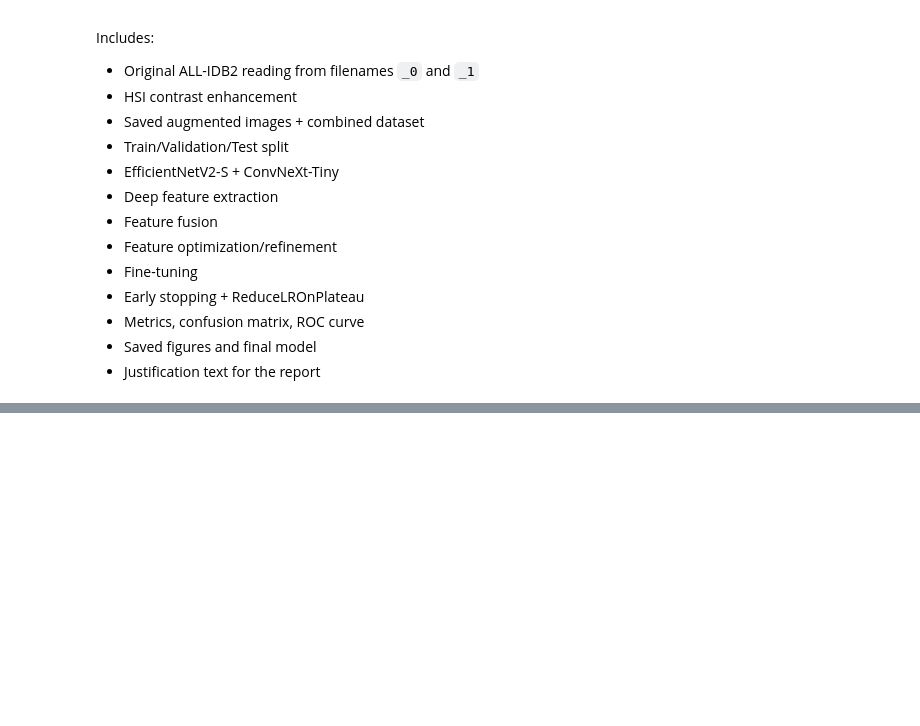
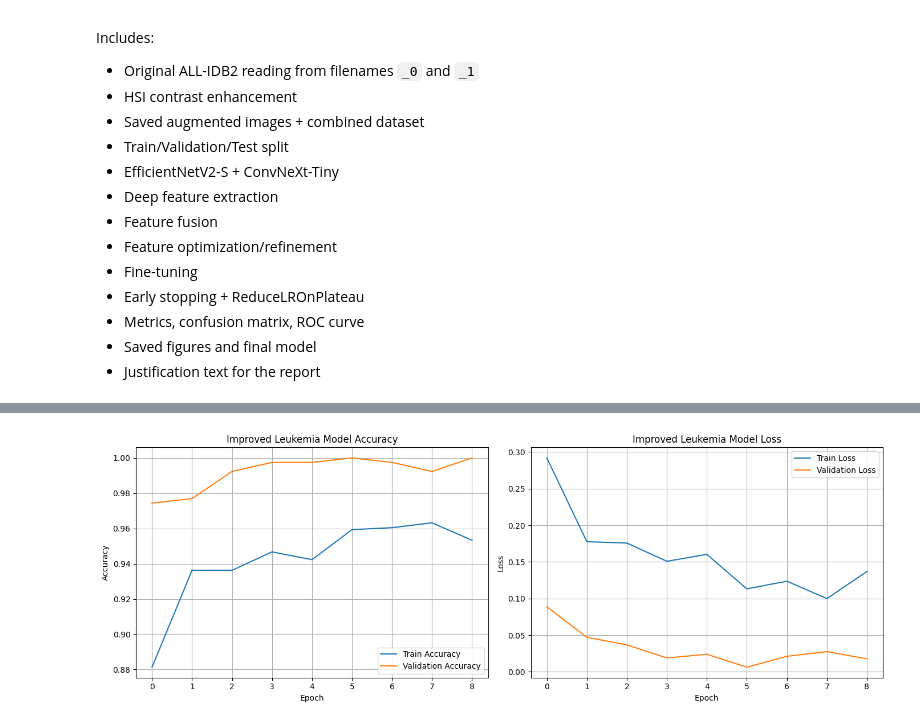
Before and after one commit to Kadi-ALawimer/GP_project, a Jupyter notebook: notebooks/ALL_IDB2_FULL_PROJECT_WITH_AUGMENTATION_AND_JUSTIFICATION.ipynb, the cells around one changed output, grey strips where cells are left out. Drawn from its saved outputs; the diff is of its cells as text; code cells hidden in the pictures; blank space fills up the shorter version.

```diff
--- a/notebooks/ALL_IDB2_FULL_PROJECT_WITH_AUGMENTATION_AND_JUSTIFICATION.ipynb
+++ b/notebooks/ALL_IDB2_FULL_PROJECT_WITH_AUGMENTATION_AND_JUSTIFICATION.ipynb
@@ -946,0 +1061,52 @@ print("Justification text saved successfully.")
+# %%
+# ==========================================
+# COMBINED TRAINING CURVES FIGURE
+# ==========================================
+
+import matplotlib.pyplot as plt
+
+fig, axes = plt.subplots(1, 2, figsize=(14,5))
+
+# ==========================================
+# ACCURACY CURVE
+# ==========================================
+
+axes[0].plot(history_initial['train_acc'], label='Train Accuracy')
+axes[0].plot(history_initial['val_acc'], label='Validation Accuracy')
+
+axes[0].set_title('Improved Leukemia Model Accuracy')
+axes[0].set_xlabel('Epoch')
+axes[0].set_ylabel('Accuracy')
+
+axes[0].legend()
+axes[0].grid(True)
+
+# ==========================================
+# LOSS CURVE
+# ==========================================
+
+axes[1].plot(history_initial['train_loss'], label='Train Loss')
+axes[1].plot(history_initial['val_loss'], label='Validation Loss')
+
+axes[1].set_title('Improved Leukemia Model Loss')
+axes[1].set_xlabel('Epoch')
+axes[1].set_ylabel('Loss')
+
+axes[1].legend()
+axes[1].grid(True)
+
+# ==========================================
+# SAVE + SHOW
+# ==========================================
+
+plt.tight_layout()
+
+plt.savefig(
+    "improved_training_validation_curves.png",
+    dpi=300,
+    bbox_inches='tight'
+)
+
+plt.show()
+# %% [output]
+[figure, added]
```
Also changed, not shown: parts of 22 cells of this notebook.
